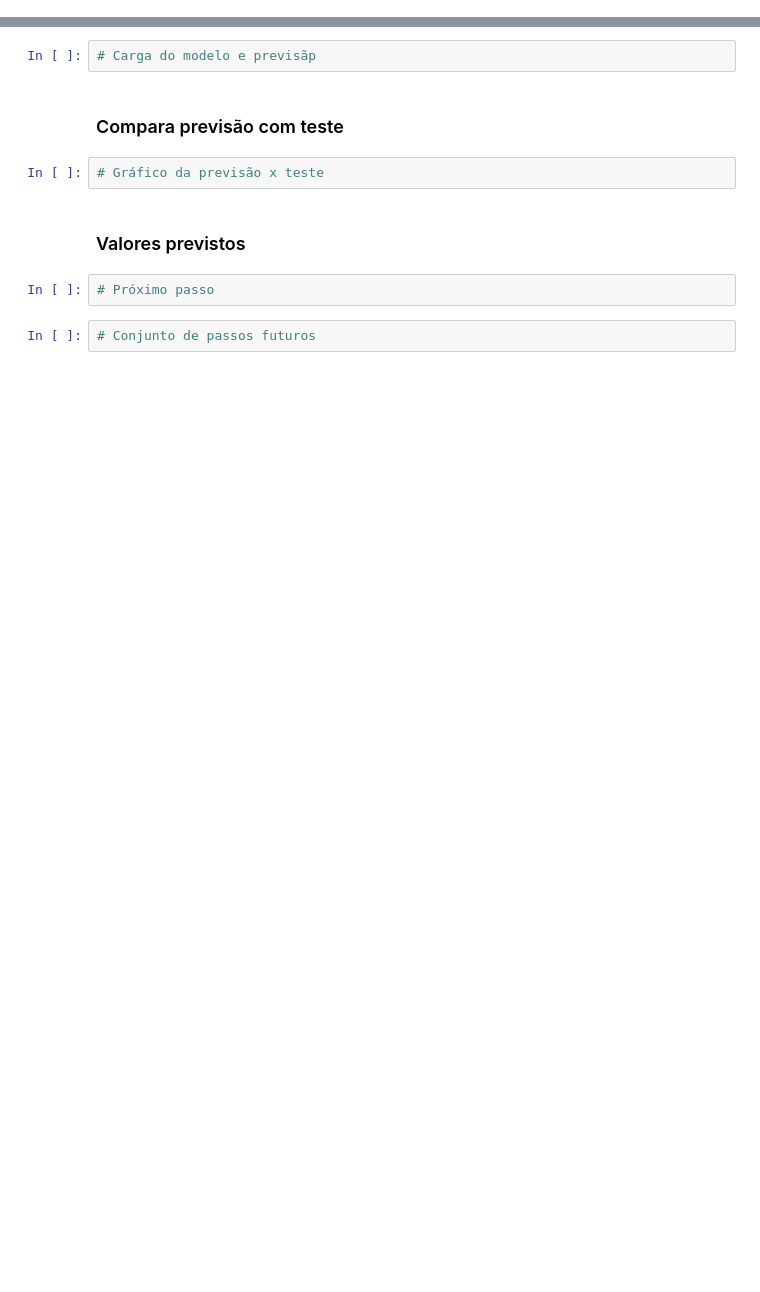
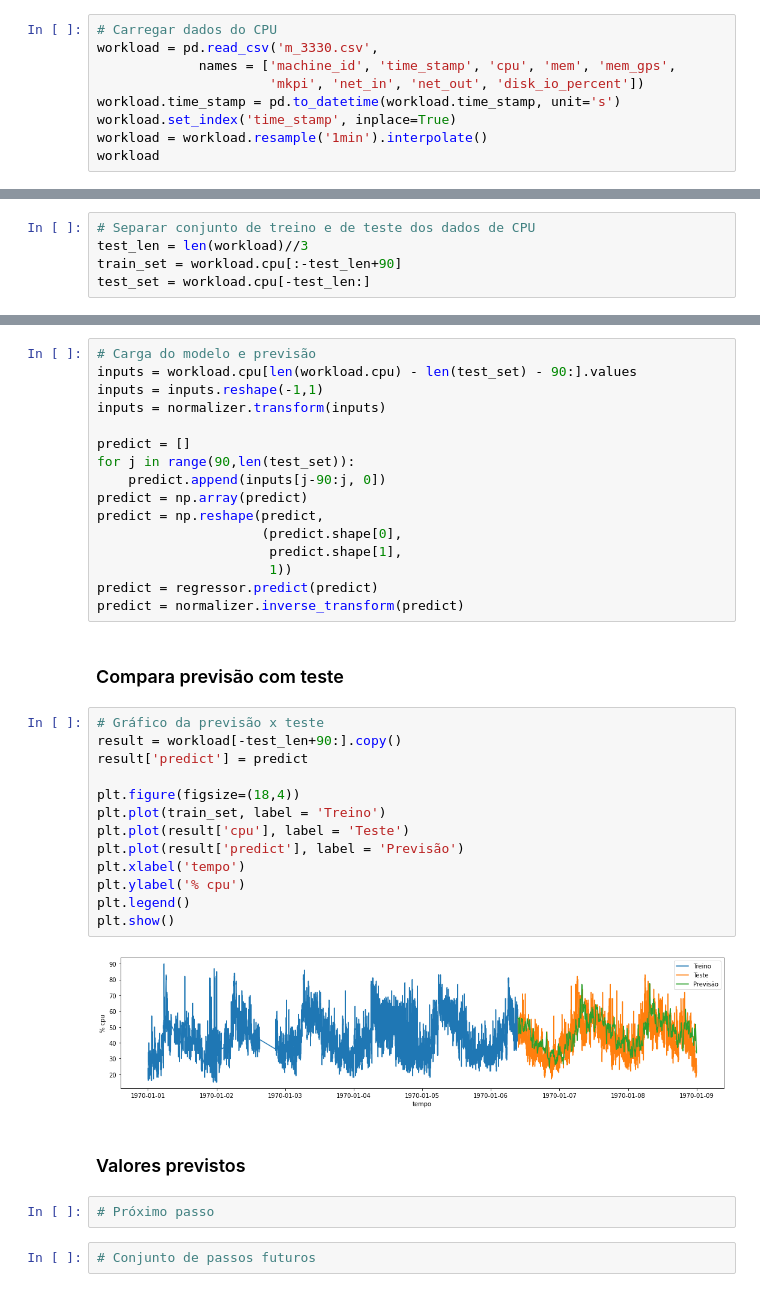
Before and after one commit to dssantos/cloud-predict, a Jupyter notebook: Recurrent Neural Network.ipynb, the cells around one changed output, grey strips where cells are left out. Drawn from its saved outputs; the diff is of its cells as text; blank space fills up the shorter version.

Commit message:
Implements RNN predict

```diff
--- a/Recurrent Neural Network.ipynb
+++ b/Recurrent Neural Network.ipynb
@@ -0,0 +15,9 @@
+# %%
+# Carregar dados do CPU
+workload = pd.read_csv('m_3330.csv',
+             names = ['machine_id', 'time_stamp', 'cpu', 'mem', 'mem_gps',
+                      'mkpi', 'net_in', 'net_out', 'disk_io_percent'])
+workload.time_stamp = pd.to_datetime(workload.time_stamp, unit='s')
+workload.set_index('time_stamp', inplace=True)
+workload = workload.resample('1min').interpolate()
+workload
@@ -1,3 +41,8 @@
+# %%
+# Separar conjunto de treino e de teste dos dados de CPU
+test_len = len(workload)//3
+train_set = workload.cpu[:-test_len+90]
+test_set = workload.cpu[-test_len:]
 # %% [markdown]
 ### Rede Neural
 # %%
@@ -5,9 +95,36 @@
 # %%
-# Carga do modelo e previsãp
+# Carga do modelo e previsão
+inputs = workload.cpu[len(workload.cpu) - len(test_set) - 90:].values
+inputs = inputs.reshape(-1,1)
+inputs = normalizer.transform(inputs)
+
+predict = []
+for j in range(90,len(test_set)):
+    predict.append(inputs[j-90:j, 0])
+predict = np.array(predict)
+predict = np.reshape(predict,
+                     (predict.shape[0],
+                      predict.shape[1],
+                      1))
+predict = regressor.predict(predict)
+predict = normalizer.inverse_transform(predict)
 # %% [markdown]
 ### Compara previsão com teste
 # %%
 # Gráfico da previsão x teste
+result = workload[-test_len+90:].copy()
+result['predict'] = predict
+
+plt.figure(figsize=(18,4))
+plt.plot(train_set, label = 'Treino')
+plt.plot(result['cpu'], label = 'Teste')
+plt.plot(result['predict'], label = 'Previsão')
+plt.xlabel('tempo')
+plt.ylabel('% cpu')
+plt.legend()
+plt.show()
+# %% [output]
+[figure, added]
 # %% [markdown]
 ### Valores previstos
 # %%
```
Also changed, not shown: parts of 7 cells of this notebook.
